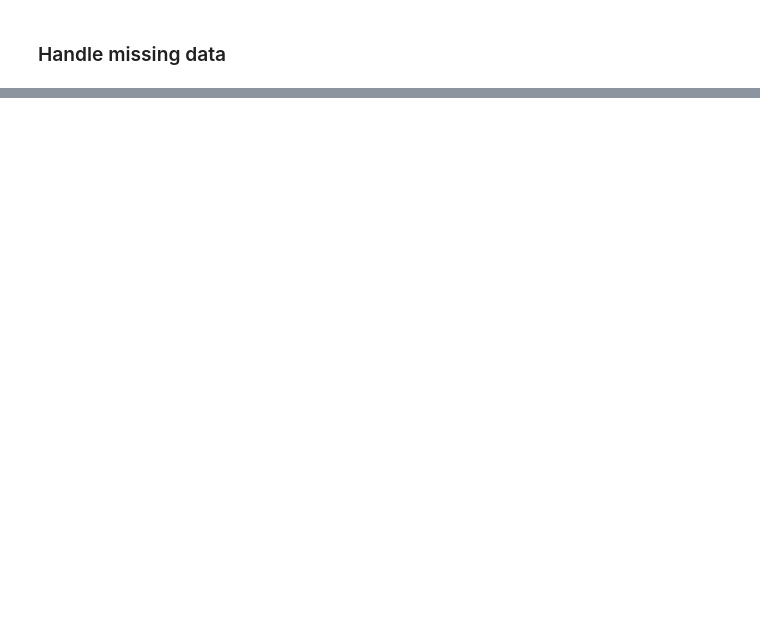
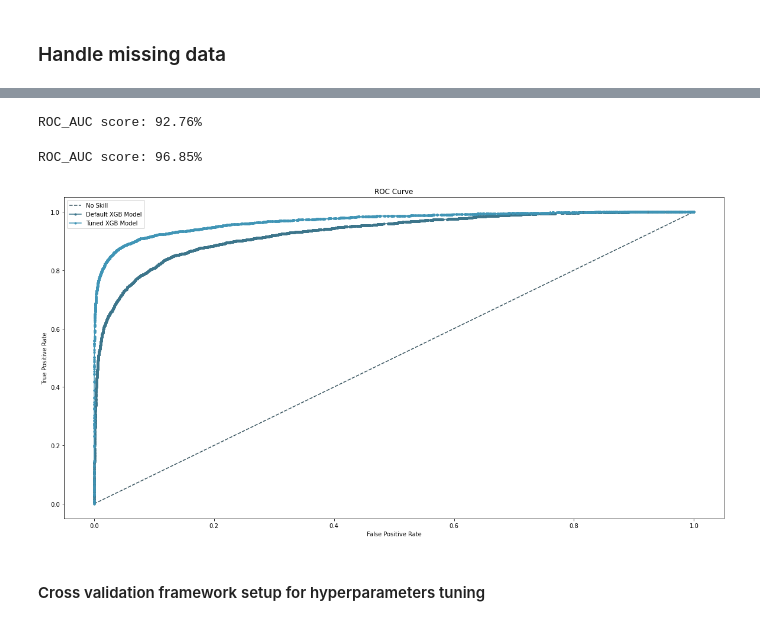
Before and after one commit to wendyku/E-commerce-fraud-detection, a Jupyter notebook: fraud_detection.ipynb, the cells around one changed output, grey strips where cells are left out. Drawn from its saved outputs; the diff is of its cells as text; code cells hidden in the pictures; blank space fills up the shorter version.

```diff
--- a/fraud_detection.ipynb
+++ b/fraud_detection.ipynb
@@ -100,0 +147,41 @@ sns.countplot(x = 'isFraud', data = df_transaction)
+# %%
+y_pred = model.predict_proba(X_test)[:, 1]
+auc_score = roc_auc_score(y_test, y_pred)
+print(f"ROC_AUC score: {auc_score* 100:.2f}%")
+m1_frp, m1_tpr, _ = roc_curve(y_test, y_pred)
+# %% [output]
+ROC_AUC score: 92.76%
+# %%
+model2 = XGBClassifier(n_estimators=2000,
+max_depth=12,
+learning_rate=0.02,
+subsample=0.8,
+colsample_bytree=0.4,
+missing=-1,
+eval_metric='auc',
+tree_method='hist')
+# %%
+model2.fit(X_train, y_train)
+y_pred = model2.predict_proba(X_test)[:, 1]
+auc_score = roc_auc_score(y_test, y_pred)
+print(f"ROC_AUC score: {auc_score* 100:.2f}%")
+# %% [output]
+ROC_AUC score: 96.85%
+# %%
+m2_frp, m2_tpr, _ = roc_curve(y_test, y_pred)
+# %%
+no_skill_pred = [0 for _ in range(len(y_test))]
+ns_frp, ns_tpr, _ = roc_curve(y_test, no_skill_pred)
+# %%
+# plot ROC curve across models
+plt.figure(figsize=(20, 10))
+plt.plot(ns_frp, ns_tpr, linestyle = '--', label='No Skill')
+plt.plot(m1_frp, m1_tpr, marker = '.', label='Default XGB Model')
+plt.plot(m2_frp, m2_tpr, marker = '.', label='Tuned XGB Model')
+plt.title('ROC Curve')
+plt.xlabel('False Positive Rate')
+plt.ylabel('True Positive Rate')
+plt.legend()
+plt.show()
+# %% [output]
+[figure, added]
@@ -100,0 +197,2 @@ sns.countplot(x = 'isFraud', data = df_transaction)
+# %% [markdown]
+#### Cross validation framework setup for hyperparameters tuning
```
Also changed, not shown: parts of 17 cells of this notebook, 1 other file.
